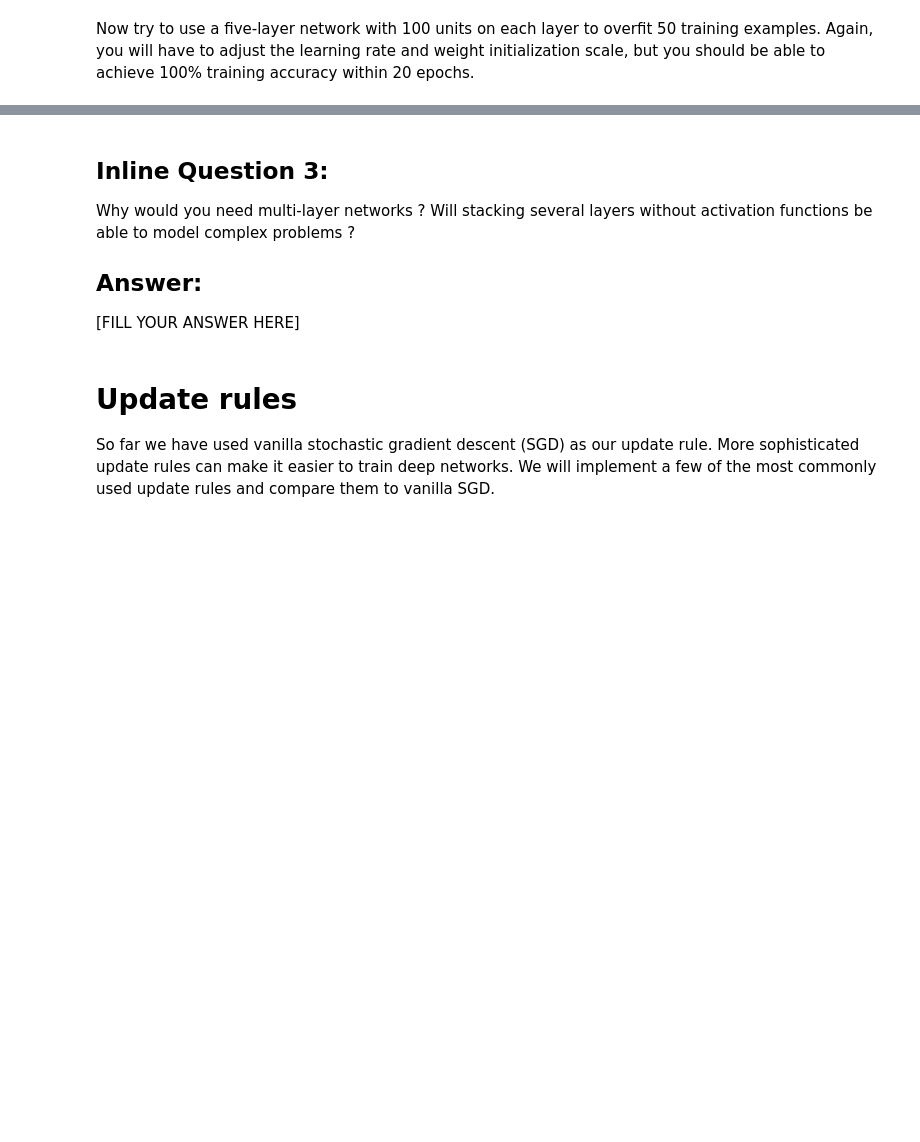
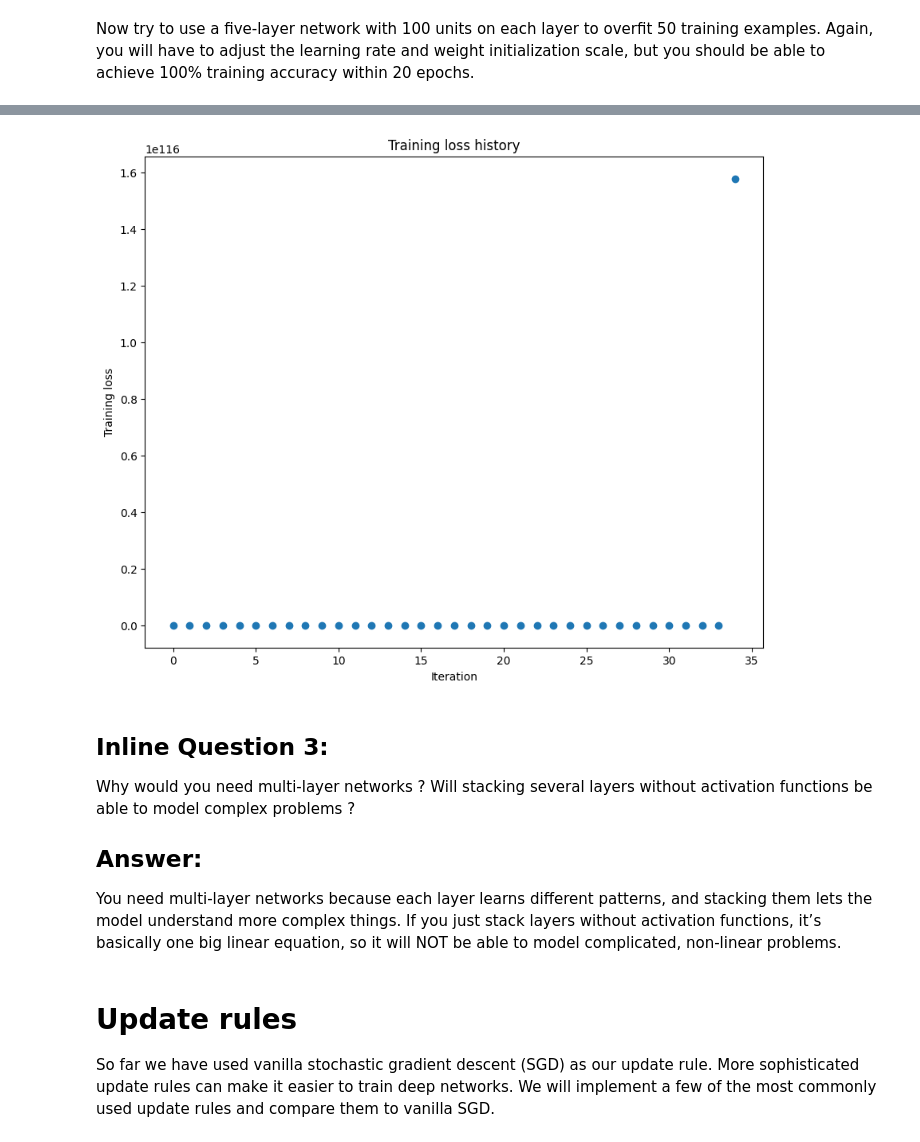
Before and after one commit to keshavVerma11/Assignment-1-Modeling-Neural-Networks, a Jupyter notebook: Q1-FCNetworks.ipynb, the cells around one changed output, grey strips where cells are left out. Saved outputs shown, nothing was run; the diff lists cells and outputs as text; code cells hidden in the pictures; blank space fills up the shorter version.

```diff
--- a/Q1-FCNetworks.ipynb
+++ b/Q1-FCNetworks.ipynb
@@ -431,8 +541,8 @@ small_data = {
   'y_val': data['y_val'],
 }
 
-learning_rate = 2e-1  # Experiment with this!
-weight_scale = 1e-5   # Experiment with this!
+learning_rate = 0.25  # Experiment with this!
+weight_scale = 1e-2  # Experiment with this!
 model = FullyConnectedNet([100, 100, 100, 100],
                 weight_scale=weight_scale, dtype=np.float64)
 solver = Solver(model, small_data,
@@ -449,3 +559,4 @@ plt.title('Training loss history')
 plt.xlabel('Iteration')
 plt.ylabel('Training loss')
 plt.show()
+# %% [output]
@@ -452,10 +583,11 @@ plt.show()
+[figure, added]
 # %% [markdown]
 ## Inline Question 3:
 Why would you need multi-layer networks ? Will stacking several layers without activation functions be able to model complex problems ?
 
 ## Answer:
 
-[FILL YOUR ANSWER HERE]
+You need multi-layer networks because each layer learns different patterns, and stacking them lets the model understand more complex things. If you just stack layers without activation functions, it’s basically one big linear equation, so it will NOT be able to model complicated, non-linear problems.
 # %% [markdown]
 # Update rules
 So far we have used vanilla stochastic gradient descent (SGD) as our update rule. More sophisticated update rules can make it easier to train deep networks. We will implement a few of the most commonly used update rules and compare them to vanilla SGD.
```
Also changed, not shown: parts of 20 cells of this notebook, 1 other file.
